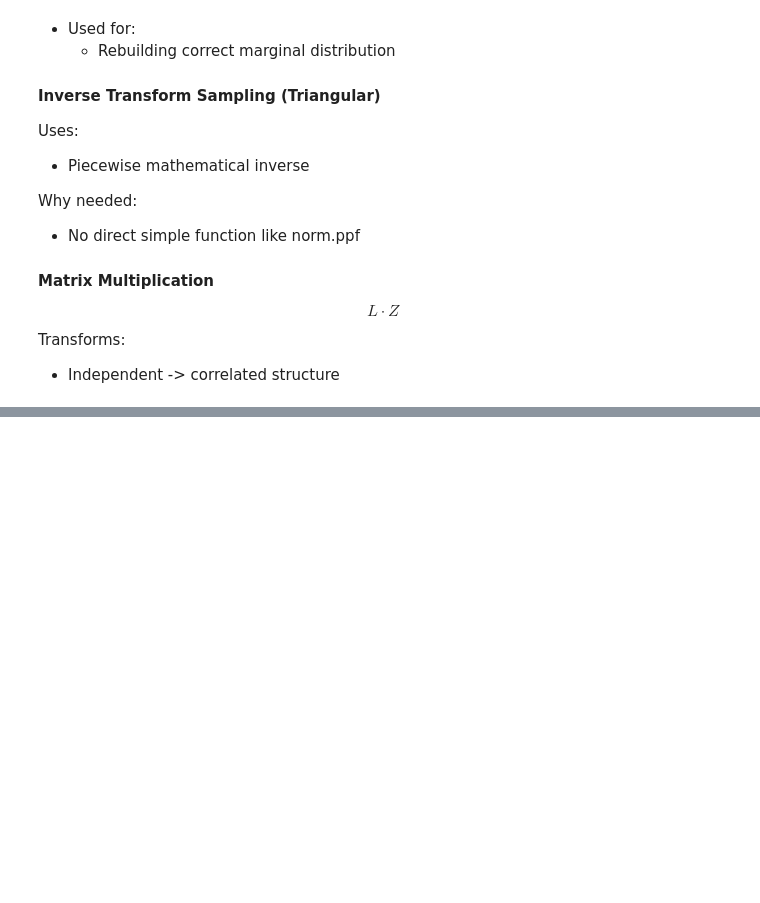
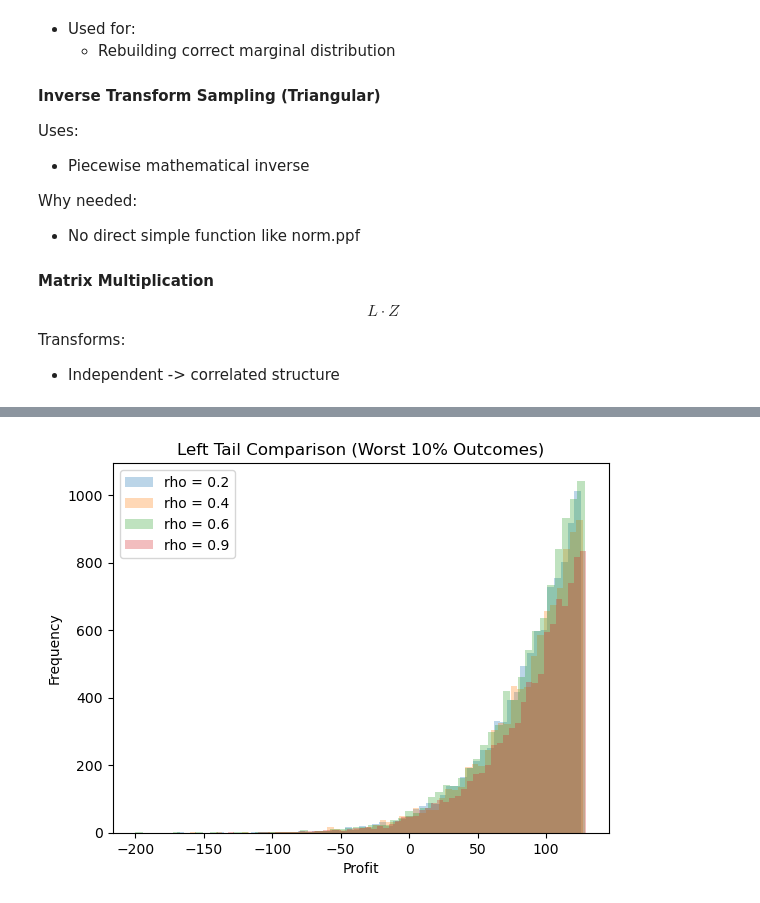
Before and after one commit to kvenov/The_Monte_Carlo_Method, a Jupyter notebook: coffee_shop_forecast.ipynb, the cells around one changed output, grey strips where cells are left out. Saved outputs shown, nothing was run; the diff lists cells and outputs as text; code cells hidden in the pictures; blank space fills up the shorter version.

```diff
--- a/coffee_shop_forecast.ipynb
+++ b/coffee_shop_forecast.ipynb
@@ -1049,0 +1330,44 @@ Transforms:
+# %%
+def plot_left_tail(results):
+    """
+    Focus specifically on worst-case scenarios.
+
+    METHOD:
+    -------
+    Extract bottom 10% of outcomes for each distribution.
+
+    Parameters:
+    results : dict
+        Dictionary {rho: profit_array}
+    """
+
+    plt.figure()
+
+    for rho, profits in results.items():
+
+        # Computing the 10th percentile threshold
+        threshold = np.percentile(profits, 10)
+
+        # Extract worst outcomes
+        tail = profits[profits < threshold]
+
+        plt.hist(
+            tail,
+            bins=60,
+            alpha=0.3,
+            label=f"rho = {rho}"
+        )
+
+    plt.title("Left Tail Comparison (Worst 10% Outcomes)")
+    plt.xlabel("Profit")
+    plt.ylabel("Frequency")
+
+    plt.legend()
+    plt.show()
+# %%
+corr_coefficients = [0.2, 0.4, 0.6, 0.9]
+results = get_profits_via_corr(corr_coefficients)
+
+plot_left_tail(results)
+# %% [output]
+[figure, added]
```
Also changed, not shown: parts of 30 cells of this notebook.
